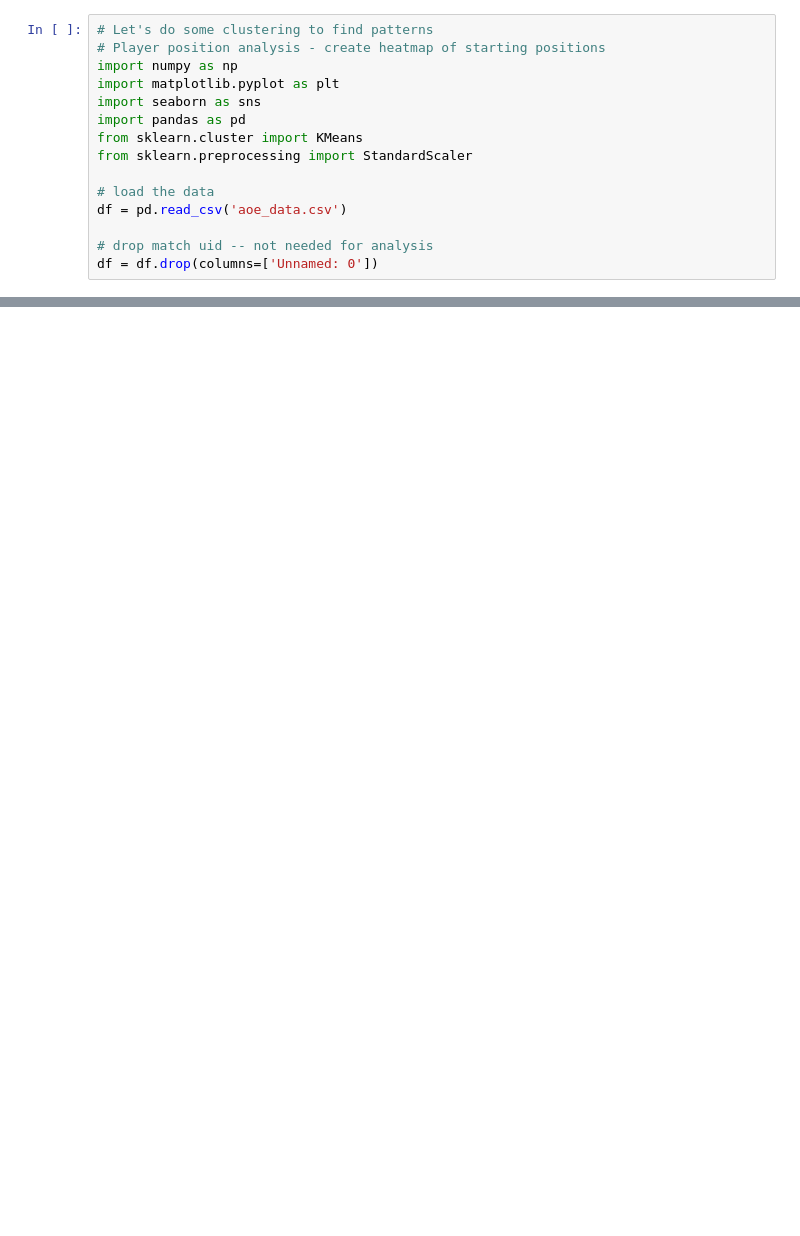
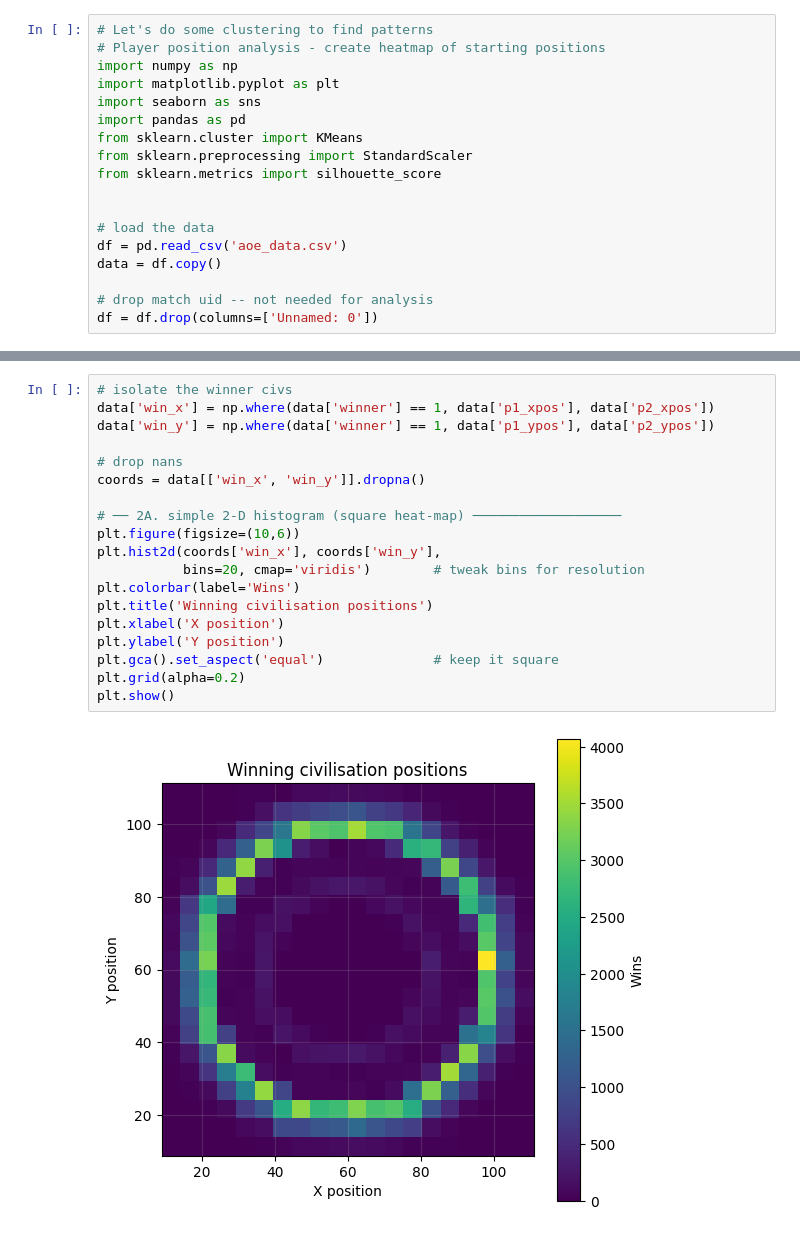
Before and after one commit to accidentalscientist/daily-data-analytics-may2025, a Jupyter notebook: day06/aoe2_matchanalysis_part2.ipynb, the cells around one changed output, grey strips where cells are left out. Drawn from its saved outputs; the diff is of its cells as text; blank space fills up the shorter version.

Commit message:
completed day 06 aoe2 analysis with clustering for different match length strengths and understanding where civs spawn.

```diff
--- a/day06/aoe2_matchanalysis_part2.ipynb
+++ b/day06/aoe2_matchanalysis_part2.ipynb
@@ -7,9 +20,12 @@ import seaborn as sns
 import pandas as pd
 from sklearn.cluster import KMeans
 from sklearn.preprocessing import StandardScaler
+from sklearn.metrics import silhouette_score
+
 
 # load the data
 df = pd.read_csv('aoe_data.csv')
+data = df.copy()
 
 # drop match uid -- not needed for analysis
 df = df.drop(columns=['Unnamed: 0'])
@@ -106,0 +245,21 @@ Position with lowest P1 win rate: (89.6, 12.8) - 20.00%
+# %%
+# isolate the winner civs
+data['win_x'] = np.where(data['winner'] == 1, data['p1_xpos'], data['p2_xpos'])
+data['win_y'] = np.where(data['winner'] == 1, data['p1_ypos'], data['p2_ypos'])
+
+# drop nans
+coords = data[['win_x', 'win_y']].dropna()
+
+# ── 2A. simple 2-D histogram (square heat-map) ───────────────────
+plt.figure(figsize=(10,6))
+plt.hist2d(coords['win_x'], coords['win_y'],
+           bins=20, cmap='viridis')        # tweak bins for resolution
+plt.colorbar(label='Wins')
+plt.title('Winning civilisation positions')
+plt.xlabel('X position')
+plt.ylabel('Y position')
+plt.gca().set_aspect('equal')              # keep it square
+plt.grid(alpha=0.2)
+plt.show()
+# %% [output]
+[figure, added]
```
Also changed, not shown: parts of 9 cells of this notebook, 1 other file.
